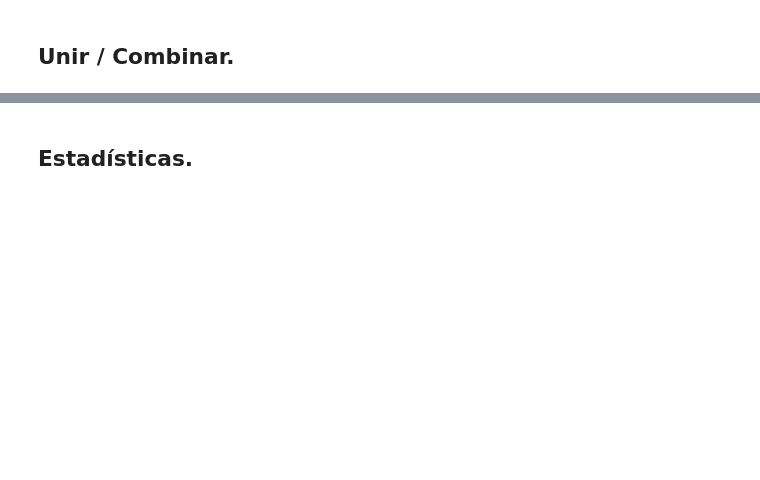
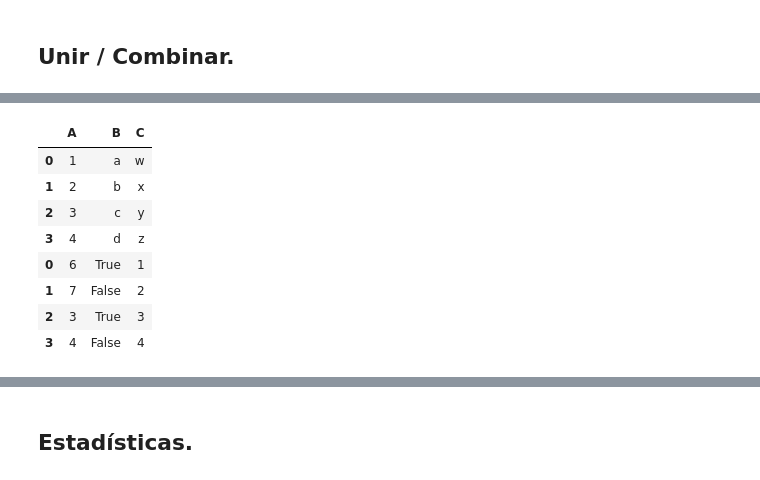
Before and after one commit to ejdecena/Herramientas-Python, a Jupyter notebook: 06_pandas.ipynb, the cells around one changed output, grey strips where cells are left out. Drawn from its saved outputs; the diff is of its cells as text; code cells hidden in the pictures; blank space fills up the shorter version.

Commit message:
Union y combinación de DataFrames. Estadísticas.

```diff
--- a/06_pandas.ipynb
+++ b/06_pandas.ipynb
@@ -551,0 +559,6 @@ Freq: D, dtype: float64
+# %%
+data_1 = {"A": [1, 2, 3, 4],
+          "B": ["a", "b", "c", "d"],
+          "C": ["w", "x", "y", "z"]}
+df1 = pd.DataFrame(data_1)
+df1
@@ -551,0 +571,6 @@ Freq: D, dtype: float64
+# %%
+data_2 = {"A": [6, 7, 3, 4],
+          "B": [True, False, True, False],
+          "C": [1, 2, 3, 4]}
+df2 = pd.DataFrame(data_2)
+df2
@@ -551,0 +583,13 @@ Freq: D, dtype: float64
+# %%
+# Agrupa las filas en df1 al final de df2 (las columnas deben ser idénticas).
+df1.append(df2)
+# %% [output]
+|  | A | B | C |
+| 0 | 1 | a | w |
+| 1 | 2 | b | x |
+| 2 | 3 | c | y |
+| 3 | 4 | d | z |
+| 0 | 6 | True | 1 |
+| 1 | 7 | False | 2 |
+| 2 | 3 | True | 3 |
+| 3 | 4 | False | 4 |
```
Also changed, not shown: parts of 40 cells of this notebook.
